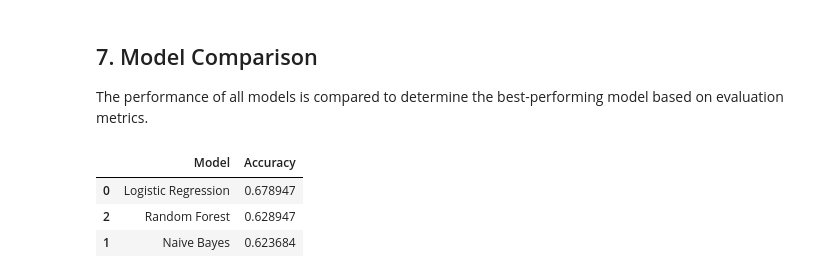
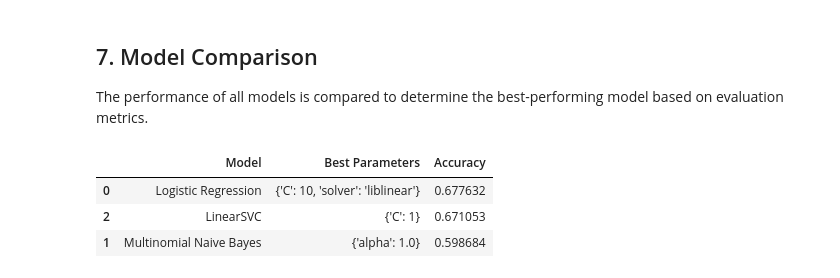
Before and after one commit to terencescm/ML_Project, a Jupyter notebook: Pre-processing Work and Model.ipynb, the cells around one changed output. Cells and saved outputs as stored; diff of their text form; code cells hidden in the pictures.

```diff
--- a/Pre-processing Work and Model.ipynb
+++ b/Pre-processing Work and Model.ipynb
@@ -167,0 +217,25 @@ weighted avg       0.63      0.63      0.62       760
+# %%
+#Linear SVM with hyperparameter tuning
+svm = LinearSVC()
+
+svm_param_grid = {
+    "C": [0.01, 0.1, 1, 10]
+}
+
+svm_grid = GridSearchCV(
+    estimator=svm,
+    param_grid=svm_param_grid,
+    cv=5,
+    scoring="accuracy",
+    n_jobs=-1
+)
+
+svm_grid.fit(X_train_tfidf, y_train)
+
+best_svm = svm_grid.best_estimator_
+svm_preds = best_svm.predict(X_test_tfidf)
+
+print("Best LinearSVC Parameters:", svm_grid.best_params_)
+print("LinearSVC Accuracy:", accuracy_score(y_test, svm_preds))
+print("\nClassification Report:\n")
+print(classification_report(y_test, svm_preds))
@@ -172,17 +261,19 @@ The performance of all models is compared to determine the best-performing model
 based on evaluation metrics.
 # %%
 results = pd.DataFrame({
-    'Model': ['Logistic Regression', 'Naive Bayes', 'Random Forest'],
-    'Accuracy': [
-        accuracy_score(y_test, y_pred_lr),
-        accuracy_score(y_test, y_pred_nb),
-        accuracy_score(y_test, y_pred_rf)
+    "Model": ["Logistic Regression", "Multinomial Naive Bayes", "LinearSVC"],
+    "Best Parameters": [lr_grid.best_params_, nb_grid.best_params_, svm_grid.best_params_],
+    "Accuracy": [
+        accuracy_score(y_test, lr_preds),
+        accuracy_score(y_test, nb_preds),
+        accuracy_score(y_test, svm_preds)
     ]
 })
 
-results.sort_values(by='Accuracy', ascending=False)
+results = results.sort_values(by="Accuracy", ascending=False)
+results
 # %% [output]
-|  | Model | Accuracy |
-| 0 | Logistic Regression | 0.678947 |
-| 2 | Random Forest | 0.628947 |
-| 1 | Naive Bayes | 0.623684 |
+|  | Model | Best Parameters | Accuracy |
+| 0 | Logistic Regression | {'C': 10, 'solver': 'liblinear'} | 0.677632 |
+| 2 | LinearSVC | {'C': 1} | 0.671053 |
+| 1 | Multinomial Naive Bayes | {'alpha': 1.0} | 0.598684 |
```
Also changed, not shown: parts of 12 cells of this notebook.
